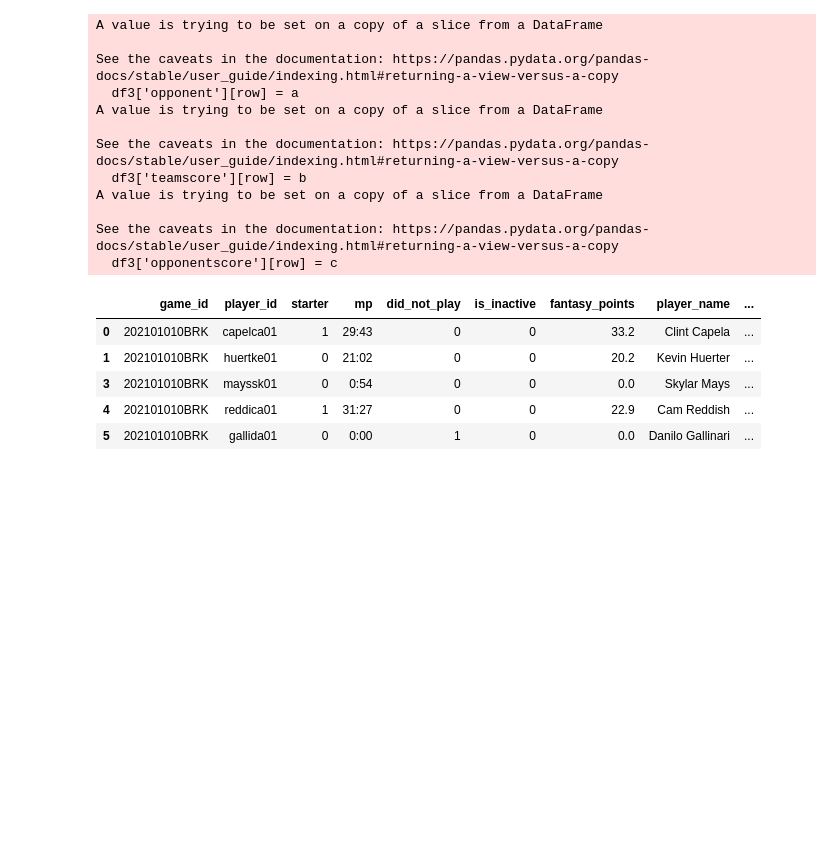
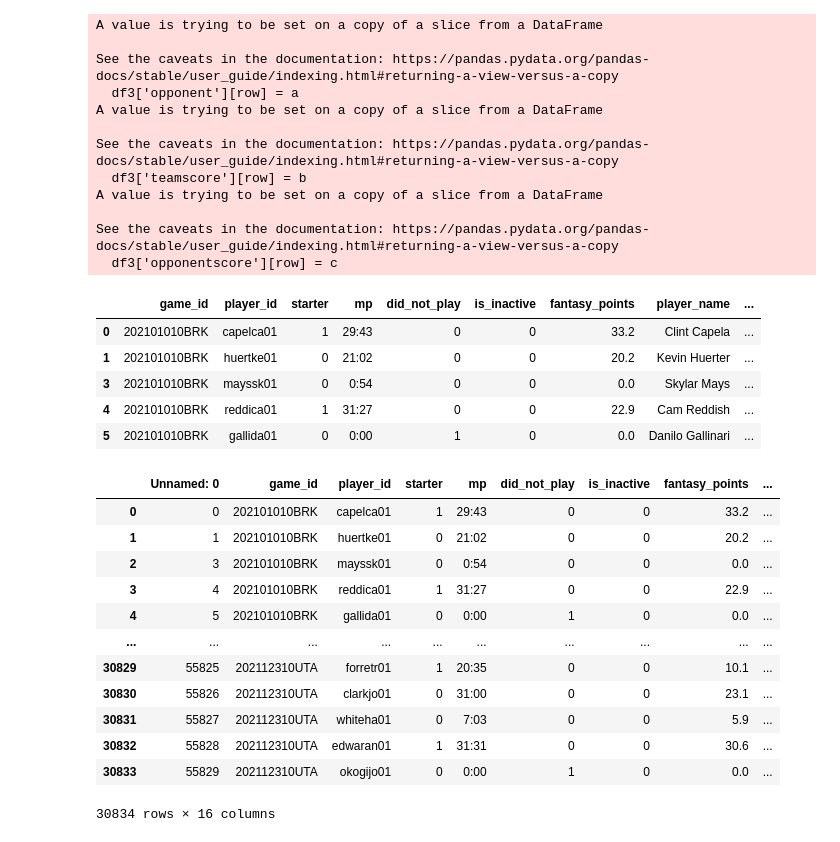
Before and after one commit to alseekford/Bayes-NBAFantasyPredictions, a Jupyter notebook: FinalProject.ipynb, the cells around one changed output. Saved outputs shown, nothing was run; the diff lists cells and outputs as text; code cells hidden in the pictures; blank space fills up the shorter version.

```diff
--- a/FinalProject.ipynb
+++ b/FinalProject.ipynb
@@ -306,3 +303,23 @@ df3.head()
 | 5 | 202101010BRK | gallida01 | 0 | 0:00 | 1 | 0 | 0.0 | Danilo Gallinari | ... |
 # %%
 df3.to_csv('everything_except_7_day_avg.csv')
+# %%
+df = pd.read_csv('everything_except_7_day_avg.csv')
+# %%
+df['10_game_average'] = df.groupby('player_id').fantasy_points.apply(lambda x: x.shift().rolling(10, min_periods=1).mean().fillna(x))
+# %%
+df
+# %% [output]
+|  | Unnamed: 0 | game_id | player_id | starter | mp | did_not_play | is_inactive | fantasy_points | ... |
+| 0 | 0 | 202101010BRK | capelca01 | 1 | 29:43 | 0 | 0 | 33.2 | ... |
+| 1 | 1 | 202101010BRK | huertke01 | 0 | 21:02 | 0 | 0 | 20.2 | ... |
+| 2 | 3 | 202101010BRK | mayssk01 | 0 | 0:54 | 0 | 0 | 0.0 | ... |
+| 3 | 4 | 202101010BRK | reddica01 | 1 | 31:27 | 0 | 0 | 22.9 | ... |
+| 4 | 5 | 202101010BRK | gallida01 | 0 | 0:00 | 1 | 0 | 0.0 | ... |
+| ... | ... | ... | ... | ... | ... | ... | ... | ... | ... |
+| 30829 | 55825 | 202112310UTA | forretr01 | 1 | 20:35 | 0 | 0 | 10.1 | ... |
+| 30830 | 55826 | 202112310UTA | clarkjo01 | 0 | 31:00 | 0 | 0 | 23.1 | ... |
+| 30831 | 55827 | 202112310UTA | whiteha01 | 0 | 7:03 | 0 | 0 | 5.9 | ... |
+| 30832 | 55828 | 202112310UTA | edwaran01 | 1 | 31:31 | 0 | 0 | 30.6 | ... |
+| 30833 | 55829 | 202112310UTA | okogijo01 | 0 | 0:00 | 1 | 0 | 0.0 | ... |
+30834 rows × 16 columns
```
Also changed, not shown: parts of 8 cells of this notebook, 1 other file.
